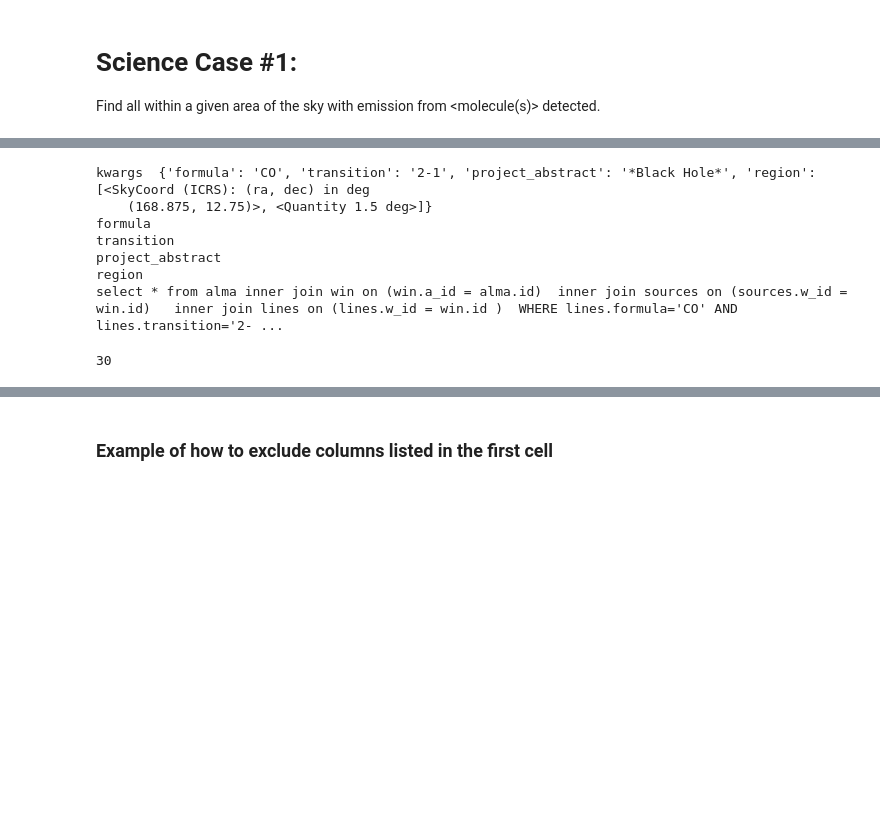
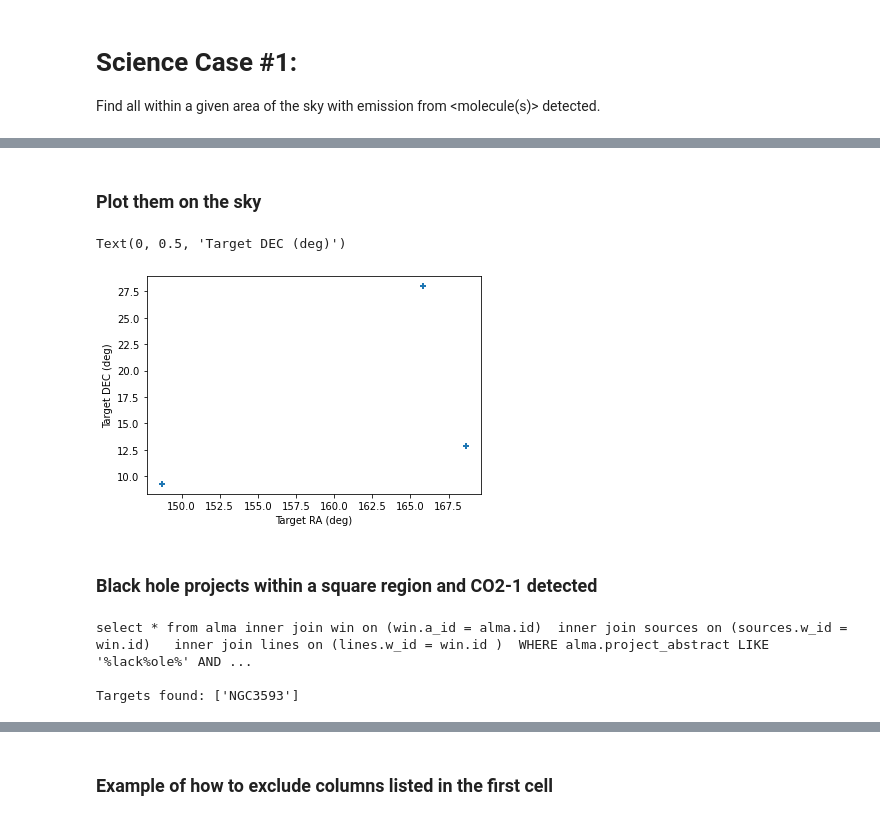
Before and after one commit to teuben/study7, a Jupyter notebook: notebooks/case1.ipynb, the cells around one changed output, grey strips where cells are left out. Cells and saved outputs as stored; diff of their text form; code cells hidden in the pictures; blank space fills up the shorter version.

```diff
--- a/notebooks/case1.ipynb
+++ b/notebooks/case1.ipynb
@@ -80,0 +147,10 @@ result
+# %%
+# Center coordinate
+c = SkyCoord('11h15m30s', '+12d45m00s', frame='icrs')
+# Square box side size
+size = 40*u.degree
+result = a.query(project_abstract="*lack*ole*", region = [c,size])
+lst = set(zip(result['obs_id'],result['target_name']))
+print("Found these projects and targets:",
+      *('{}: {}'.format(*k[1]) for k in enumerate(lst)), sep="\n")
+print(f"The unique targets  are: {result['target_name'].unique()}")
@@ -81,17 +167,23 @@ result
+# %% [markdown]
+### Plot them on the sky
+# %%
+plt.scatter(result['s_ra'],result['s_dec'],marker="+")
+plt.xlabel("Target RA (deg)")
+plt.ylabel("Target DEC (deg)")
+# %% [output]
+Text(0, 0.5, 'Target DEC (deg)')
+[figure, added]
+# %% [markdown]
+### Black hole projects within a square region and CO2-1 detected
 # %%
 c = SkyCoord('11h15m30s', '+12d45m00s', frame='icrs')
-size = 1.5*u.degree
-result = a.query(formula="CO", transition="2-1", project_abstract="*Black Hole*", region = [c,size])
-len(result)
+size = 40*u.degree
+result = a.query(project_abstract="*lack*ole*", region = [c,size], formula="CO", transition="2-1")
+print(f"Targets found: {result['target_name'].unique()}")
 # %% [output]
-kwargs  {'formula': 'CO', 'transition': '2-1', 'project_abstract': '*Black Hole*', 'region': [<SkyCoord (ICRS): (ra, dec) in deg
-    (168.875, 12.75)>, <Quantity 1.5 deg>]}
-formula
-transition
-project_abstract
-region
-select * from alma inner join win on (win.a_id = alma.id)  inner join sources on (sources.w_id = win.id)   inner join lines on (lines.w_id = win.id )  WHERE lines.formula='CO' AND lines.transition='2- ...
+select * from alma inner join win on (win.a_id = alma.id)  inner join sources on (sources.w_id = win.id)   inner join lines on (lines.w_id = win.id )  WHERE alma.project_abstract LIKE '%lack%ole%' AND ...
+
+Targets found: ['NGC3593']
-30
 # %%
 #columns to include
 ci = [x for x in result.columns if x not in cols_to_exclude]
```
Also changed, not shown: parts of 62 cells of this notebook.
